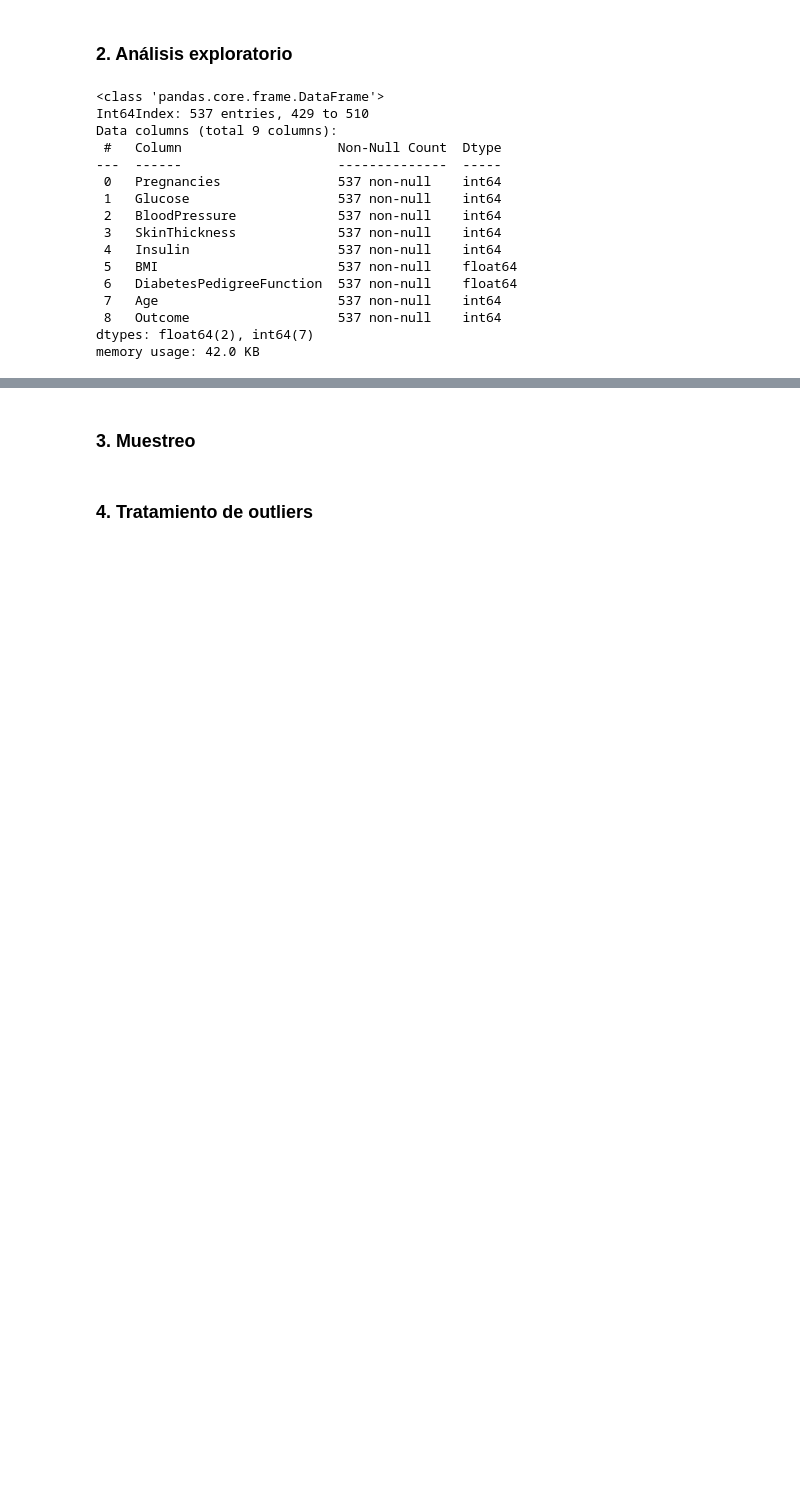
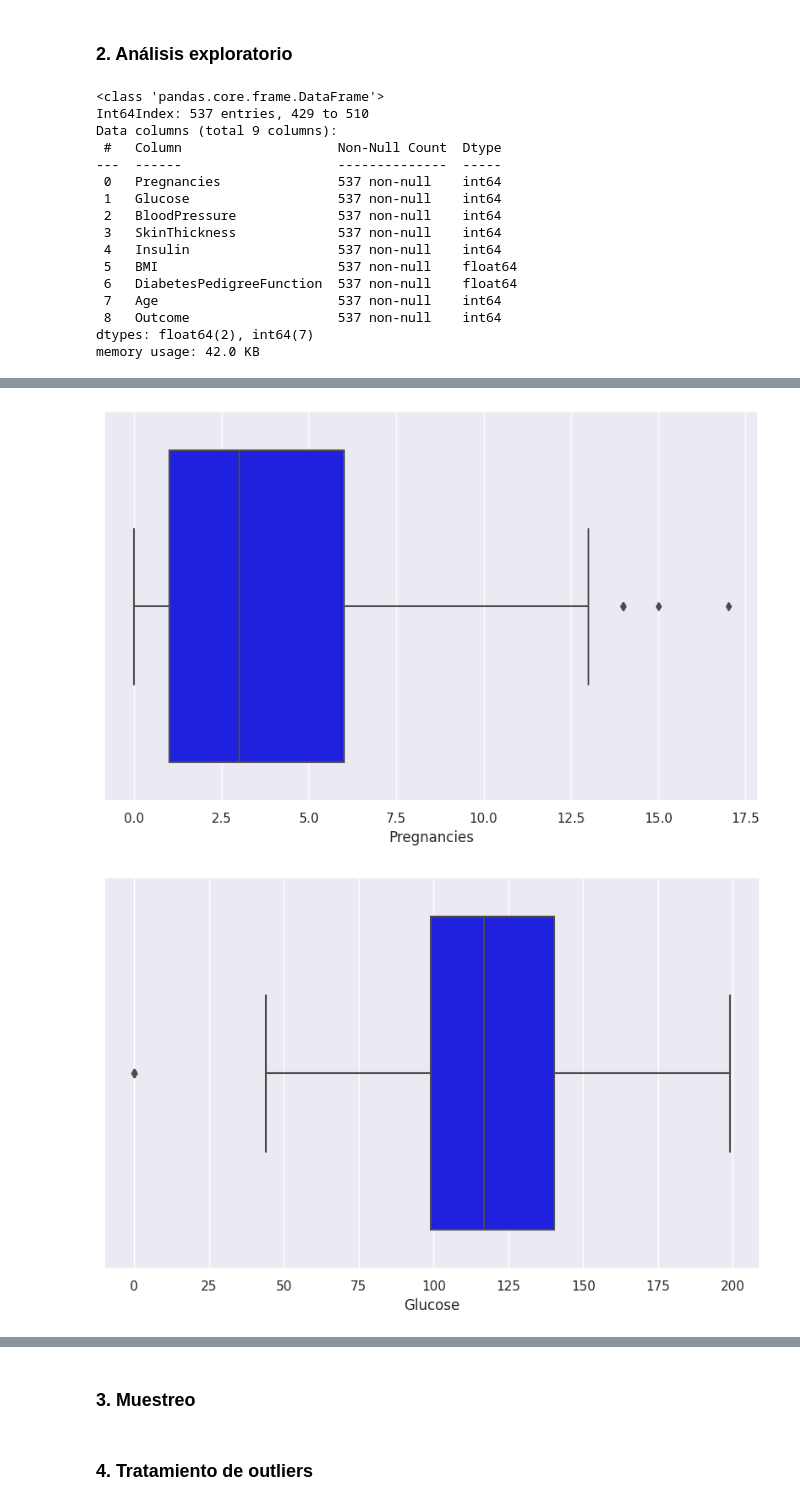
Before and after one commit to davidagapitoq/data_science_for_business_2023, a Jupyter notebook: Supervised_models/KNN/Diabetes_prediction.ipynb, the cells around one changed output, grey strips where cells are left out. Cells and saved outputs as stored; diff of their text form; code cells hidden in the pictures; blank space fills up the shorter version.

```diff
--- a/Supervised_models/KNN/Diabetes_prediction.ipynb
+++ b/Supervised_models/KNN/Diabetes_prediction.ipynb
@@ -90,0 +160,9 @@ memory usage: 38.4 KB
+# %%
+for i in data.columns:
+    if data[i].dtype != 'category':  # Verificar si la columna es numérica
+        sns.boxplot(x=i, data=data, color='blue')
+        plt.xlabel(i)
+        plt.show()
+# %% [output]
+[figure, added]
+[figure, added]
```
Also changed, not shown: parts of 10 cells of this notebook.
